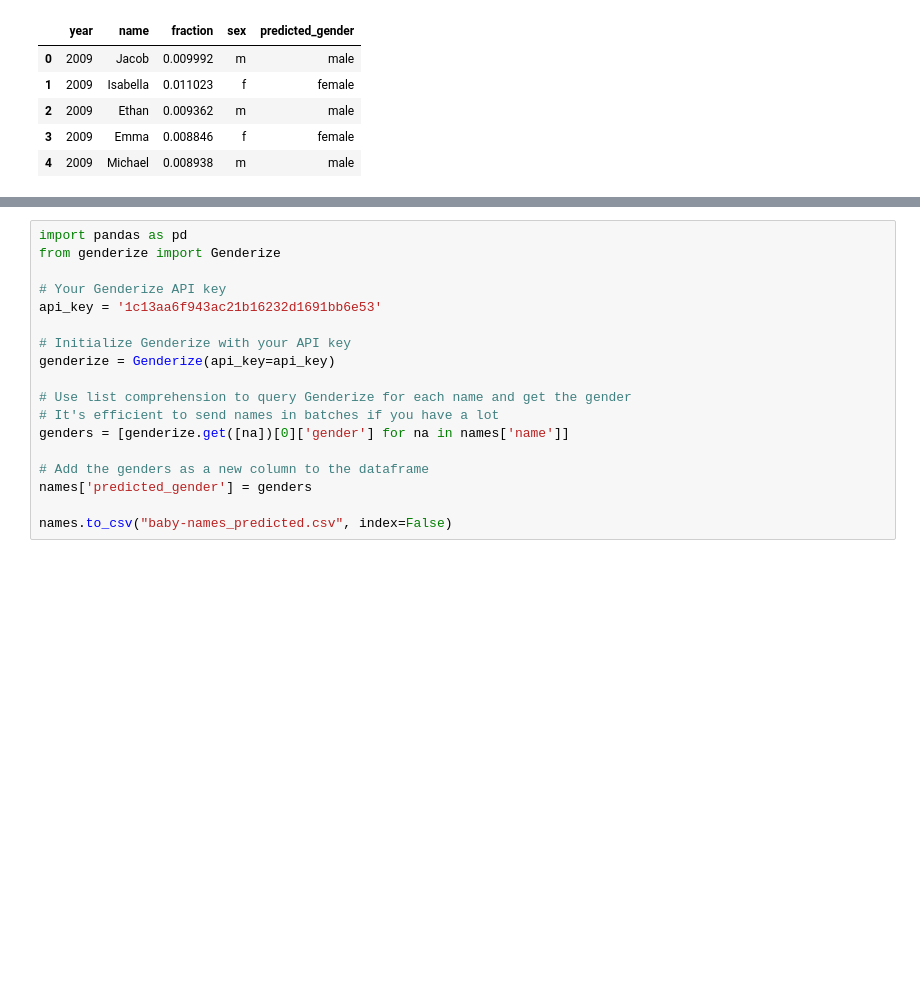
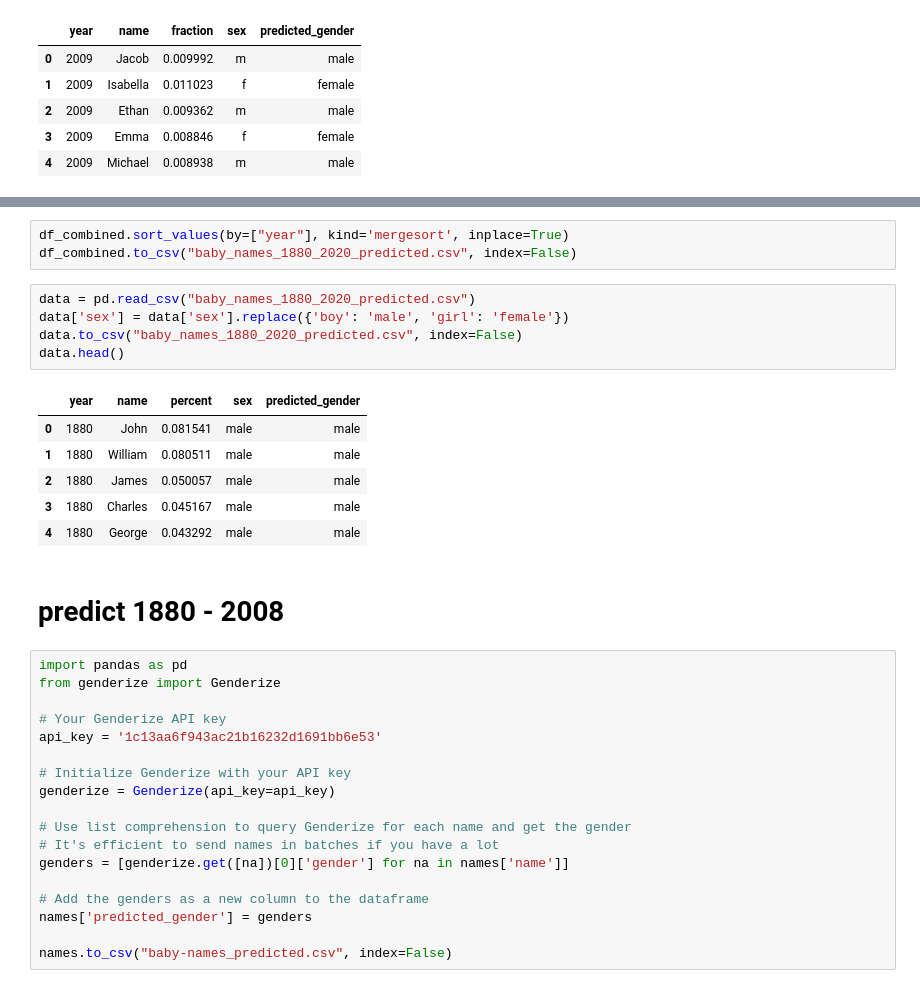
Before and after one commit to JinyangLi01/DFMonitor, a Jupyter notebook: data/name_gender/predict_gender.ipynb, the cells around one changed output, grey strips where cells are left out. Cells and saved outputs as stored; diff of their text form; blank space fills up the shorter version.

```diff
--- a/data/name_gender/predict_gender.ipynb
+++ b/data/name_gender/predict_gender.ipynb
@@ -182,3 +129,20 @@ len(merged['name'].isna())
+# %%
+df_combined.sort_values(by=["year"], kind='mergesort', inplace=True)
+df_combined.to_csv("baby_names_1880_2020_predicted.csv", index=False)
+# %%
+data = pd.read_csv("baby_names_1880_2020_predicted.csv")
+data['sex'] = data['sex'].replace({'boy': 'male', 'girl': 'female'})
+data.to_csv("baby_names_1880_2020_predicted.csv", index=False)
+data.head()
+# %% [output]
+|  | year | name | percent | sex | predicted_gender |
+| 0 | 1880 | John | 0.081541 | male | male |
+| 1 | 1880 | William | 0.080511 | male | male |
+| 2 | 1880 | James | 0.050057 | male | male |
+| 3 | 1880 | Charles | 0.045167 | male | male |
+| 4 | 1880 | George | 0.043292 | male | male |
+# %% [markdown]
+# predict 1880 - 2008
 # %%
 import pandas as pd
 from genderize import Genderize
```
Also changed, not shown: parts of 18 cells of this notebook, 22 other files.
